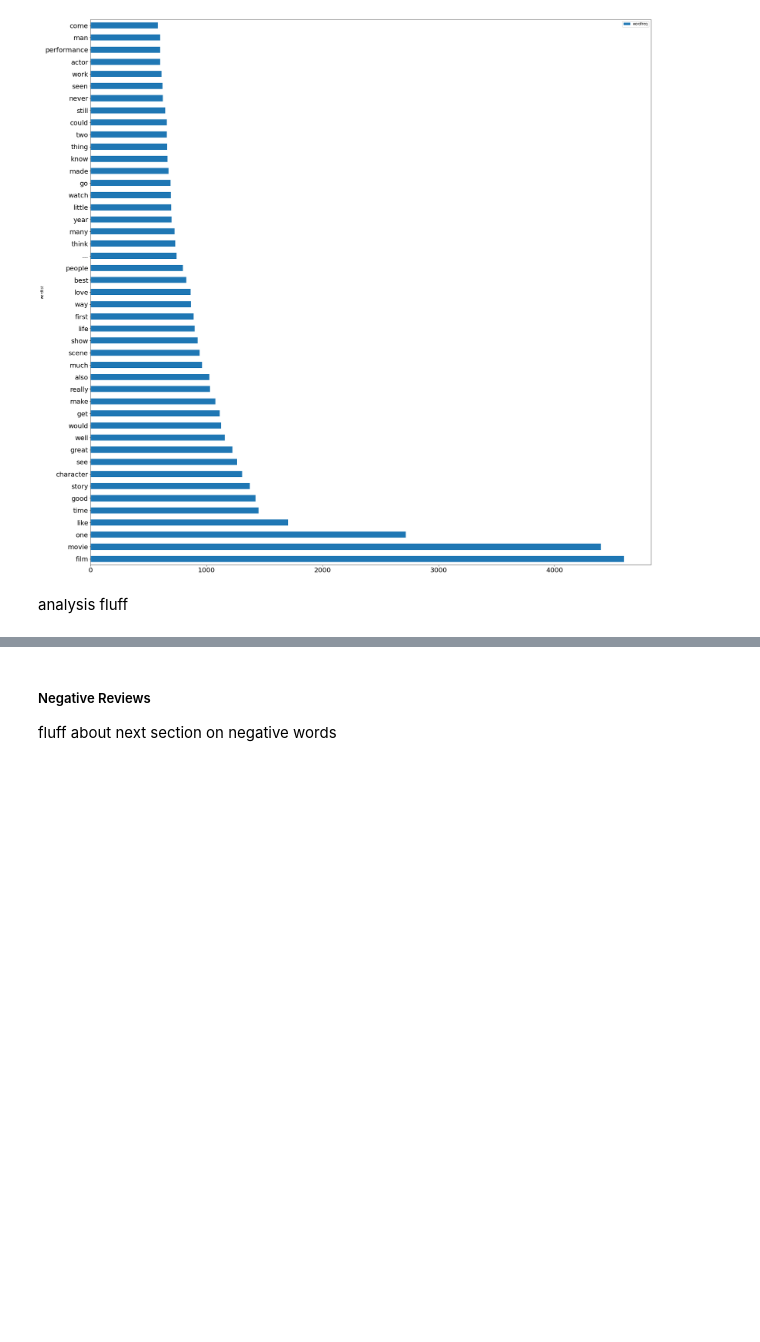
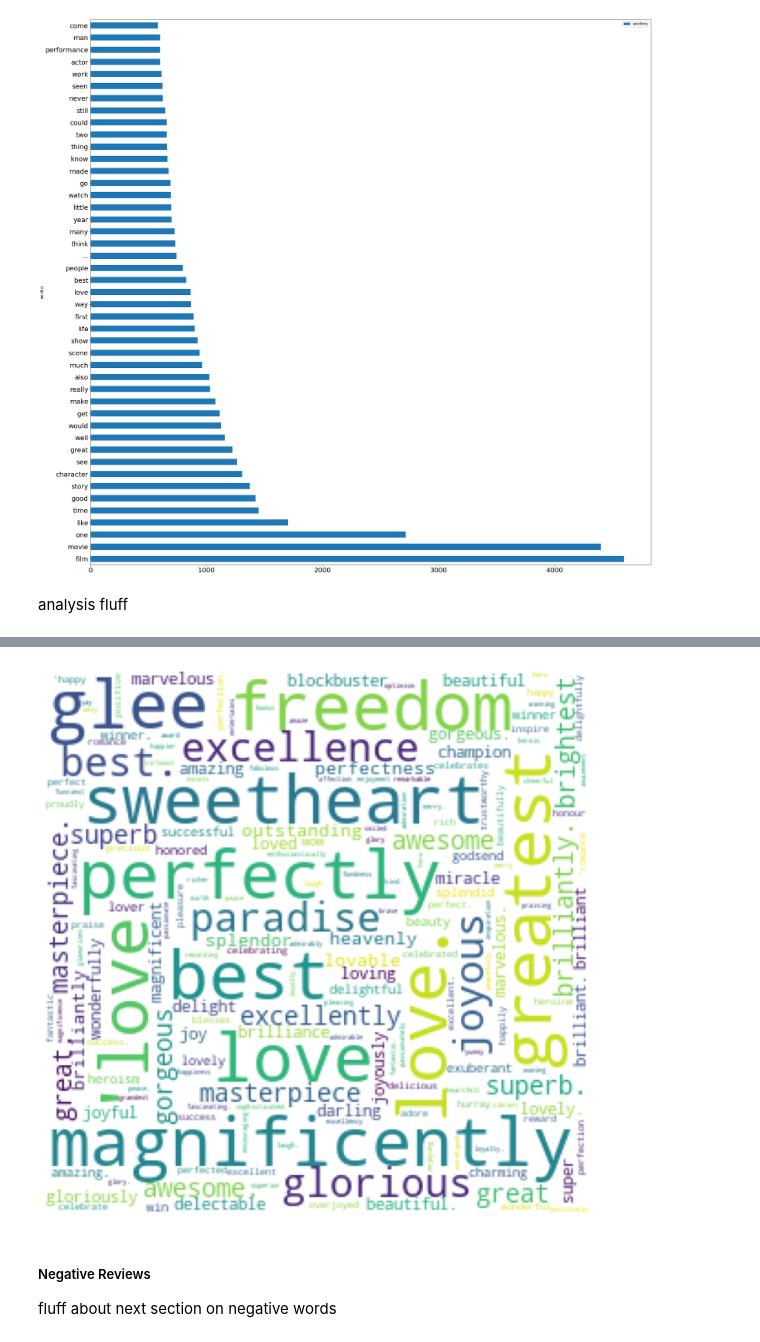
Before and after one commit to Crystalhuynh39/DH-140-Project, a Jupyter notebook: FinalProject.ipynb, the cells around one changed output, grey strips where cells are left out. Cells and saved outputs as stored; diff of their text form; code cells hidden in the pictures; blank space fills up the shorter version.

```diff
--- a/FinalProject.ipynb
+++ b/FinalProject.ipynb
@@ -522,18 +512,30 @@ words_sentiment_df[:30]
 k = 0
 positive_words = []
 negative_words = []
+positive_word_sentiments = []
+negative_word_sentiments = []
 for index, row in words_sentiment_df.iterrows():
     word = words_sentiment_df["wordlist"].iloc[k]
     if words_sentiment_df["wordsent"].iloc[k] > .5:
         #print(word + "'s compound polarity score is " + df["wordsent"].iloc[k])
-        positive_words.append(words_sentiment_df["wordlist"].iloc[k])
+        positive_word_sentiments.append(sia.polarity_scores(word)["compound"])
+        positive_words.append(word)
         #print("The most positive words are:")
     elif words_sentiment_df["wordsent"].iloc[k] < -.5:
         #print(word + "'s compound polarity score is " + df["wordsent"].iloc[k])
-        negative_words.append(words_sentiment_df["wordlist"].iloc[k])
+        negative_word_sentiments.append(sia.polarity_scores(word)["compound"])
+        negative_words.append(word)
         #print("The most negative words are:")
     k+=1
 
-print ("The positive words are:" + str(positive_words))
-print ("The negative words are:" + str(negative_words))
+#print ("The positive words are:" + str(positive_words))
+#print ("The negative words are:" + str(negative_words))
+positive_df = pd.DataFrame({'wordlist':positive_words, 'wordsent':positive_word_sentiments})
+positive_df = positive_df.sort_values(by='wordsent', ascending=False)
+print ("The positive words are:")
+print (positive_df[:30])
+negative_df = pd.DataFrame({'wordlist':negative_words, 'wordsent':negative_word_sentiments})
+negative_df = negative_df.sort_values(by='wordsent', ascending=True)
+print ("The negative words are:")
+print (negative_df[:30])
 # %% [output]
@@ -664,3 +681,17 @@ plt.show()
+# %%
+#generate a basic wordcloud for positive word sentiment strength
+poswordsent = pd.Series(positive_df.wordsent.values,index=positive_df.wordlist).to_dict()
+poswordsentcloud = WordCloud(background_color='white', width = 300, height=300, margin=2).generate_from_frequencies(poswordsent)
+
+#plot the wordcloud
+plt.figure(figsize = (12, 12))
+plt.imshow(poswordsentcloud)
+
+#to remove the axis value
+plt.axis("off")
+plt.show()
+# %% [output]
+[figure, added]
 # %% [markdown]
 ##### Negative Reviews
 fluff about next section on negative words
```
Also changed, not shown: parts of 7 cells of this notebook.
